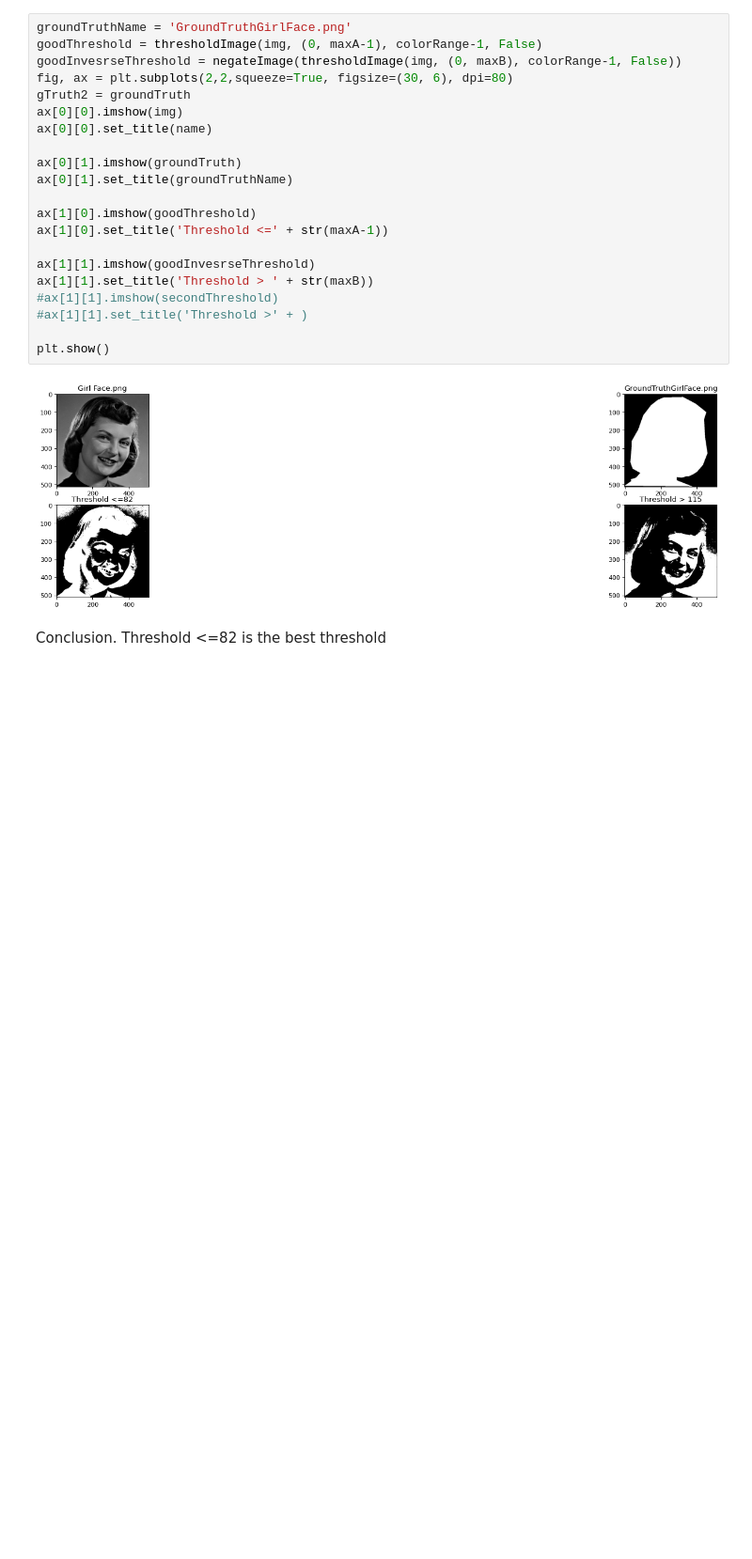
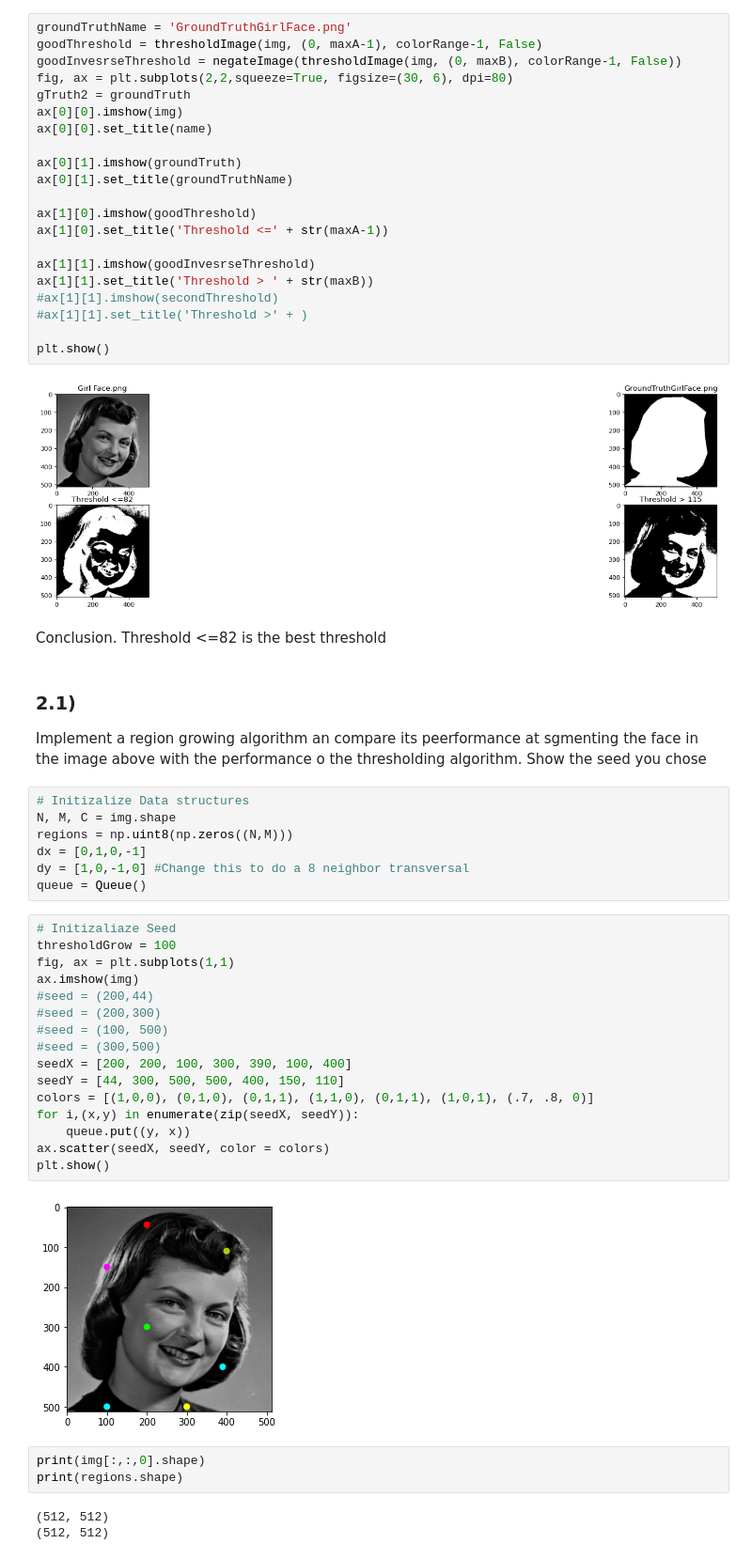
Before and after one commit to jmcsuite/AgentesInteligentes_Up2022, a Jupyter notebook: Trabajo1_0226259_0226154/codigo/main.ipynb, the cells around one changed output. Shown at 94% size. Cells and saved outputs as stored; diff of their text form; blank space fills up the shorter version.

```diff
--- a/Trabajo1_0226259_0226154/codigo/main.ipynb
+++ b/Trabajo1_0226259_0226154/codigo/main.ipynb
@@ -274,3 +274,37 @@ plt.show()
 [figure]
 # %% [markdown]
 Conclusion. Threshold <=82 is the best threshold
+# %% [markdown]
+### 2.1)
+ Implement a region growing algorithm an compare its peerformance at sgmenting the face in the image above with the performance o the thresholding algorithm. Show the seed you chose
+# %%
+# Initizalize Data structures
+N, M, C = img.shape
+regions = np.uint8(np.zeros((N,M)))
+dx = [0,1,0,-1]
+dy = [1,0,-1,0] #Change this to do a 8 neighbor transversal
+queue = Queue()
+# %%
+# Initizaliaze Seed
+thresholdGrow = 100
+fig, ax = plt.subplots(1,1)
+ax.imshow(img)
+#seed = (200,44)
+#seed = (200,300)
+#seed = (100, 500)
+#seed = (300,500)
+seedX = [200, 200, 100, 300, 390, 100, 400]
+seedY = [44, 300, 500, 500, 400, 150, 110]
+colors = [(1,0,0), (0,1,0), (0,1,1), (1,1,0), (0,1,1), (1,0,1), (.7, .8, 0)]
+for i,(x,y) in enumerate(zip(seedX, seedY)):
+    queue.put((y, x))
+ax.scatter(seedX, seedY, color = colors)
+plt.show()
+# %% [output]
+[figure, added]
+# %%
+print(img[:,:,0].shape)
+print(regions.shape)
+# %% [output]
+(512, 512)
+(512, 512)
```
Also changed, not shown: parts of 5 cells of this notebook.
